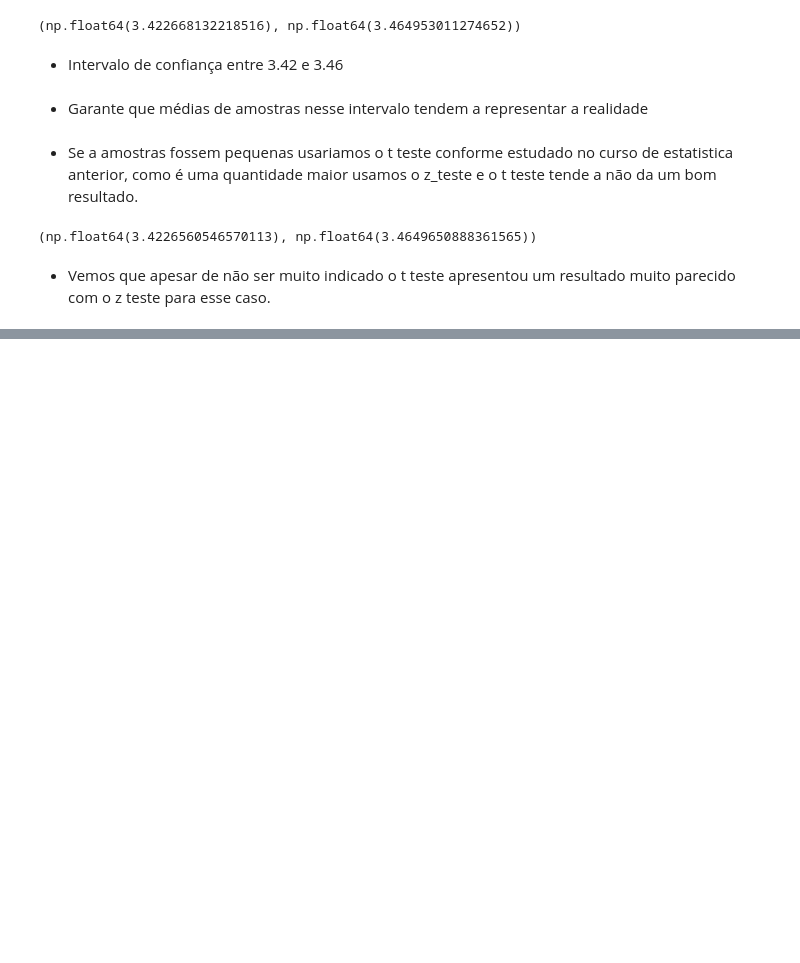
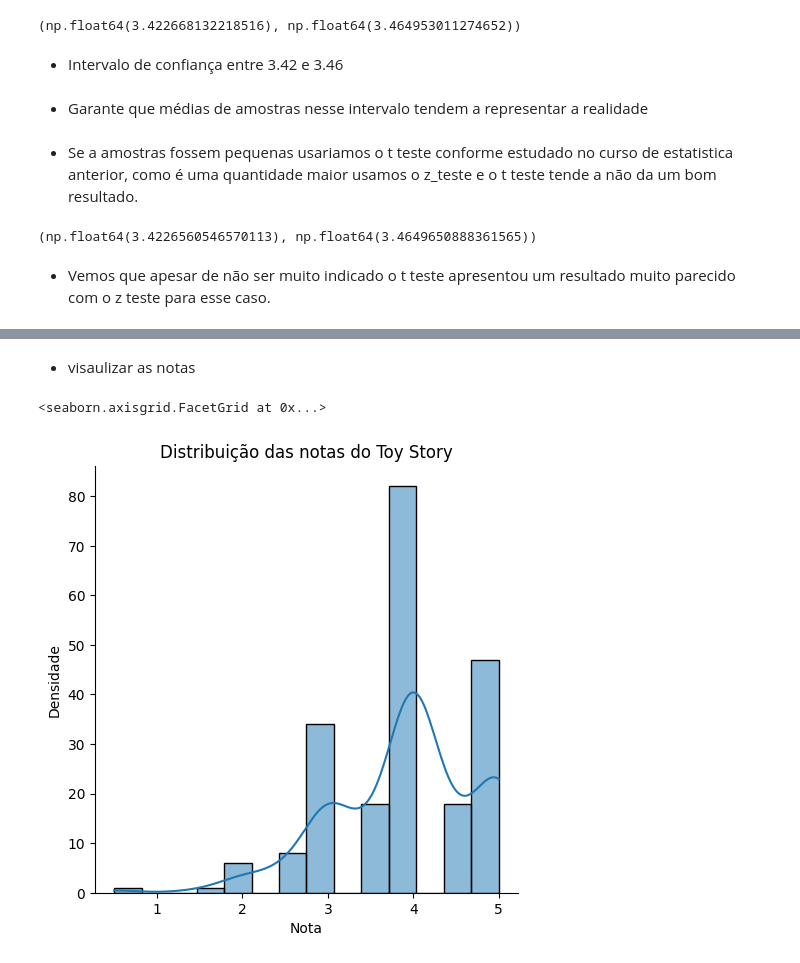
Before and after one commit to JonasSouza871/Machine-Learning-Statistics-Studies, a Jupyter notebook: Testes_Estatísticos_com_Python.ipynb, the cells around one changed output, grey strips where cells are left out. Drawn from its saved outputs; the diff is of its cells as text; code cells hidden in the pictures; blank space fills up the shorter version.

Commit message:
Adicionando testes para cada filme (amostra pequena)

```diff
--- a/Testes_Estatísticos_com_Python.ipynb
+++ b/Testes_Estatísticos_com_Python.ipynb
@@ -706,0 +730,3 @@ test.tconfint_mean() #t teste para a media
+# %%
+filme1= notas.query("movieId==1")
+filme1 #informaçoes dadas por usuarios distindo para o filme do toystory
@@ -706,0 +749,3 @@ test.tconfint_mean() #t teste para a media
+# %%
+ notas1 = filme1.rating #separando a coluna de notas
+ notas1
@@ -706,0 +767,8 @@ test.tconfint_mean() #t teste para a media
+# %% [markdown]
+- visaulizar as notas
+# %%
+ax = sns.displot(notas1, kde =True)
+ax.set(xlabel="Nota", ylabel="Densidade", title="Distribuição das notas do Toy Story")
+# %% [output]
+<seaborn.axisgrid.FacetGrid at 0x...>
+[figure, added]
```
Also changed, not shown: parts of 40 cells of this notebook.
